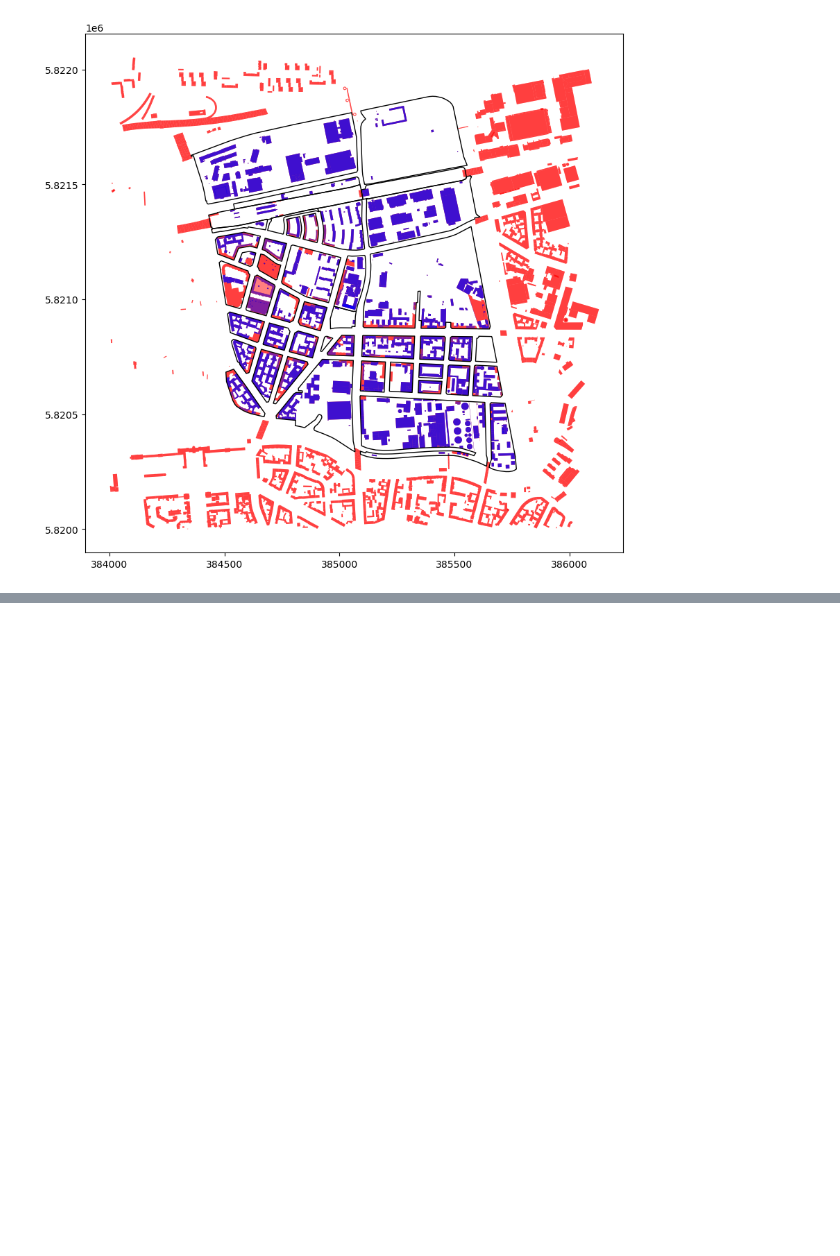
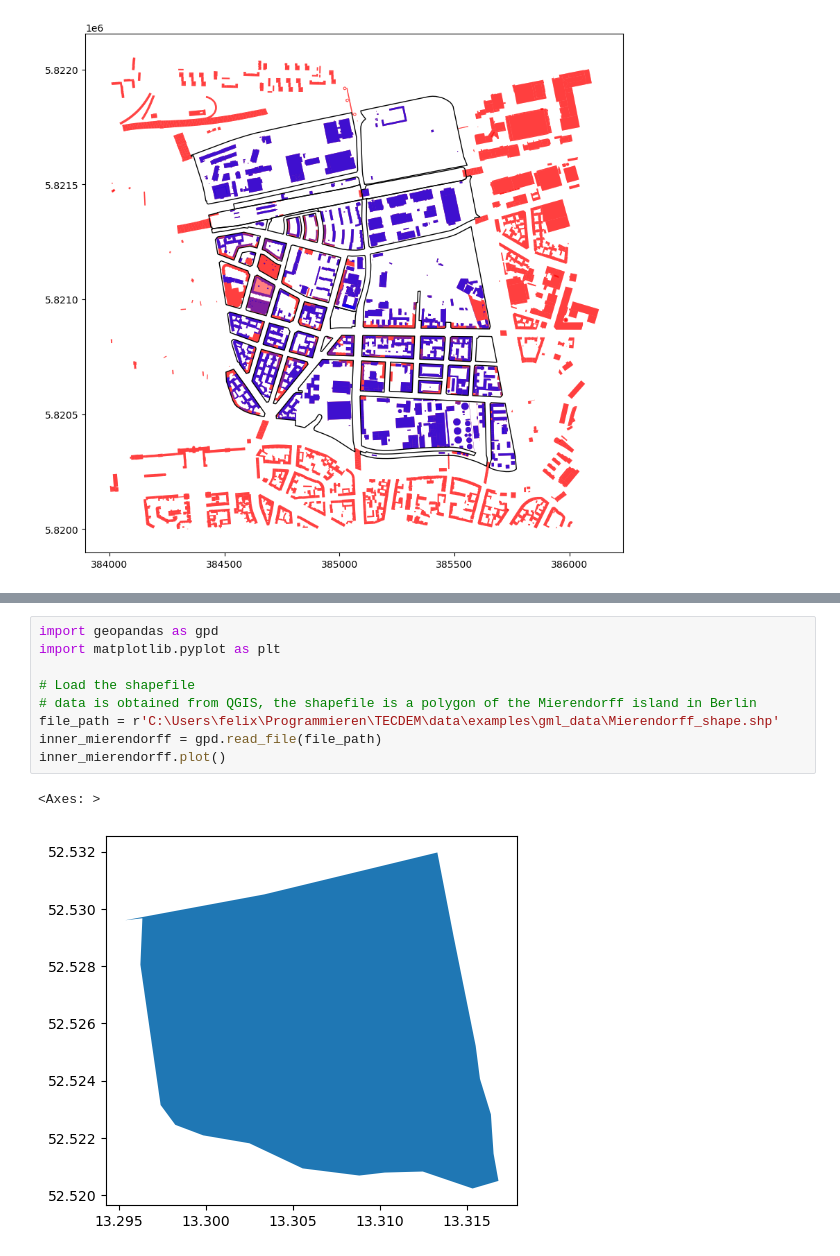
Before and after one commit to TUB-DVG/TECDEM, a Jupyter notebook: experiments/92a_ModelUpdatedGML.ipynb, the cells around one changed output, grey strips where cells are left out. Cells and saved outputs as stored; diff of their text form; blank space fills up the shorter version.

Commit message:
Updated plot.

```diff
--- a/experiments/92a_ModelUpdatedGML.ipynb
+++ b/experiments/92a_ModelUpdatedGML.ipynb
@@ -198,3 +199,15 @@ The result has been saved to 'buildings_within_blocks.csv'. Here is a preview:
 50  7815.945312  1994/06/01 00:00:00.000
 51  7815.945312  1994/06/01 00:00:00.000
 [figure]
+# %%
+import geopandas as gpd
+import matplotlib.pyplot as plt
+
+# Load the shapefile
+# data is obtained from QGIS, the shapefile is a polygon of the Mierendorff island in Berlin
+file_path = r'C:\Users\felix\Programmieren\TECDEM\data\examples\gml_data\Mierendorff_shape.shp'
+inner_mierendorff = gpd.read_file(file_path)
+inner_mierendorff.plot()
+# %% [output]
+<Axes: >
+[figure, added]
```
Also changed, not shown: parts of 14 cells of this notebook.
